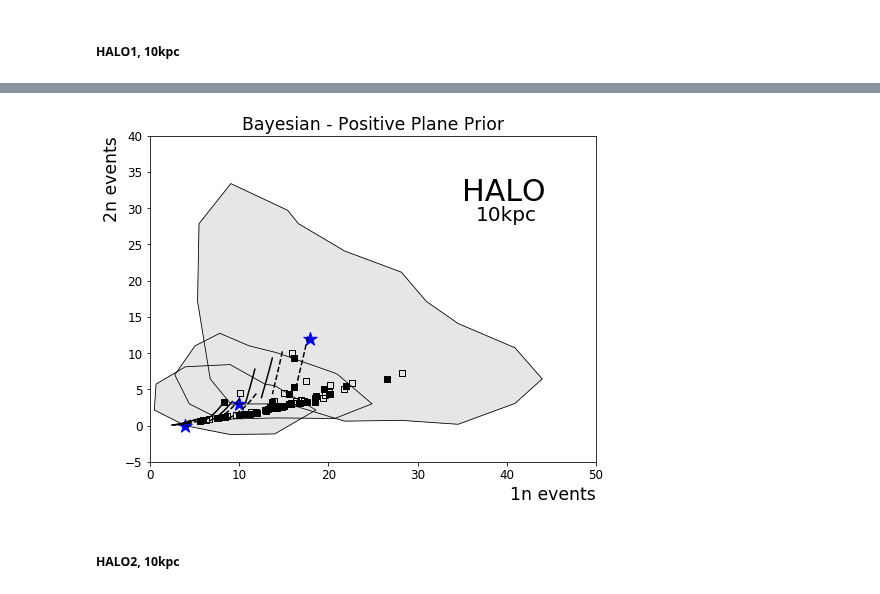
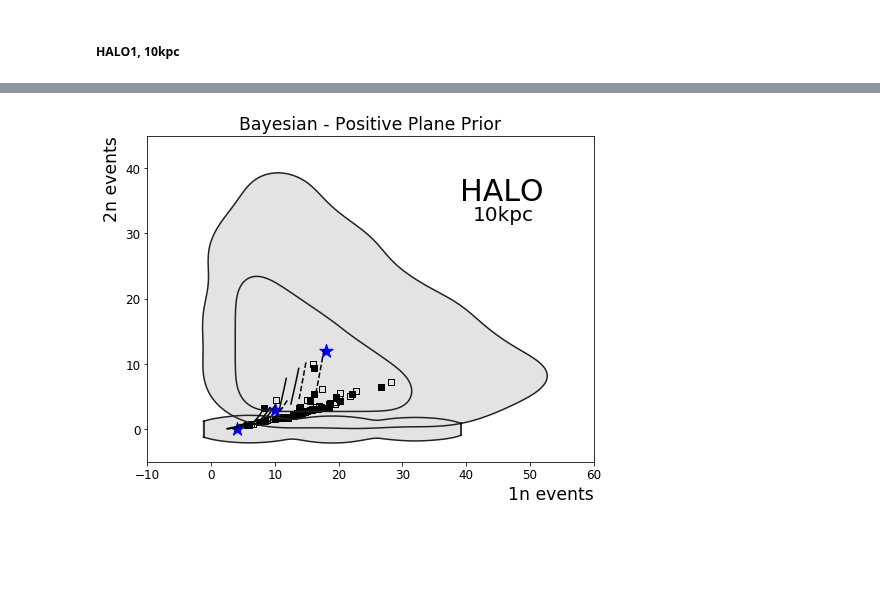
Before and after one commit to jfcrenshaw/halo, a Jupyter notebook: unfolding_plots.ipynb, the cells around one changed output, grey strips where cells are left out. Cells and saved outputs as stored; diff of their text form; code cells hidden in the pictures; blank space fills up the shorter version.

```diff
--- a/unfolding_plots.ipynb
+++ b/unfolding_plots.ipynb
@@ -432,0 +320,8 @@ xBpp2_3 = [i-1 for i in xBpp2_3]
+# %%
+# HALO 1, 10kpc, 18vs12
+xBpp2_1,yBpp2_1,cutBpp2_1 = trim_data(h1_10kpc_18v12_1n,h1_10kpc_18v12_2n)
+fig,ax = plt.subplots(1,1,figsize=(8,6))
+xBpp2_1 += 4
+yBpp2_1 += 3
+contours(xBpp2_1,yBpp2_1,cutBpp2_1,ax,x_bw=np.std(xBpp2_1)/2)
+scatter(xBpp2_1-4,yBpp2_1-3,ax)
@@ -432,0 +351,14 @@ xBpp2_3 = [i-1 for i in xBpp2_3]
+# %%
+# HALO 1, 10kpc, 4vs0
+xBpp2_3,yBpp2_3,cutBpp2_3 = trim_data_2n0(h1_10kpc_4v0_1n)
+fig,ax = plt.subplots(1,1,figsize=(8,6))
+ax.set_xlim(-5,40)
+contours(xBpp2_3,yBpp2_3,cutBpp2_3,ax,x_bw=np.std(xBpp1_3)/4)
+scatter(xBpp2_3,yBpp2_3,ax)
+# manual fix of clipped contour
+x_manfix1 = [-1.1,-1.1]
+y_manfix1 = [-1.2,1.2]
+ax.plot(x_manfix1,y_manfix1,color='black')
+x_manfix2 = [39.2,39.2]
+y_manfix2 = [-0.9,0.9]
+ax.plot(x_manfix2,y_manfix2,color='black')
@@ -433,31 +368,38 @@ xBpp2_3 = [i-1 for i in xBpp2_3]
 # %%
 # Figure for HALO 1, 10kpc, 18v12 10vs3 4v0
 figBpp2,axBpp2 = plt.subplots(1,1,figsize=figsize)
 
-contours(xBpp2_1,yBpp2_1,zBpp2_1,cutBpp2_1,axBpp2)
-contours(xBpp2_2,yBpp2_2,zBpp2_2,cutBpp2_2,axBpp2)
-contours(xBpp2_3,yBpp2_3,zBpp2_3,cutBpp2_3,axBpp2)
+contours(xBpp2_1,yBpp2_1,cutBpp2_1,axBpp2,x_bw=np.std(xBpp2_1)/2)
+#contours(xBpp2_2,yBpp2_2,cutBpp2_2*0.03,axBpp2,x_bw=np.std(xBpp2_2)/2)
+contours(x_new,y_new,0.0008,axBpp2)
+contours(xBpp2_3,yBpp2_3,cutBpp2_3,axBpp2,x_bw=np.std(xBpp1_3)/4)
+
+# manual fix of clipped contour
+x_manfix1 = [-1.1,-1.1]
+y_manfix1 = [-1.2,1.2]
+axBpp2.plot(x_manfix1,y_manfix1,color='black')
+x_manfix2 = [39.2,39.2]
+y_manfix2 = [-0.9,0.9]
+axBpp2.plot(x_manfix2,y_manfix2,color='black')
 
 other_sn_models(axBpp2,1,10,False)
 snowglobes_curves(axBpp2,1,10,False)
 
 # Truth values
 Truth = [[18,10,4],[12,3,0]]
 axBpp2.scatter(Truth[0],Truth[1],color='b',marker='*',s=truth_size)
 
 # Title
 axBpp2.set_title('Bayesian - Positive Plane Prior')
 axBpp2.text(0.7,0.8,'HALO',fontsize=exp_size,transform=axBpp2.transAxes)
 axBpp2.text(0.73,0.74,'10kpc',fontsize=dist_size,transform=axBpp2.transAxes)
 
 
-axBpp2.set_xlim(0,50)
-axBpp2.set_ylim(-5,40)
+axBpp2.set_xlim(-10,60)
+axBpp2.set_ylim(-5,45)
 
 pylab.savefig('./figures/bayesian_positiveplane_unfolding_halo1_10kpc.png')
 
 plt.show()
 # %% [output]
-[figure, old version]
+[figure, new version]
-# %% [markdown]
-##### HALO2, 10kpc
```
Also changed, not shown: parts of 88 cells of this notebook, 10 other files.
